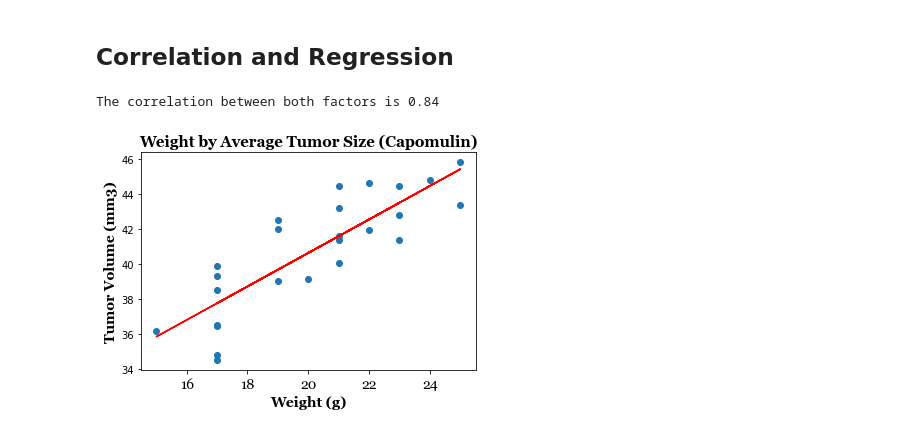
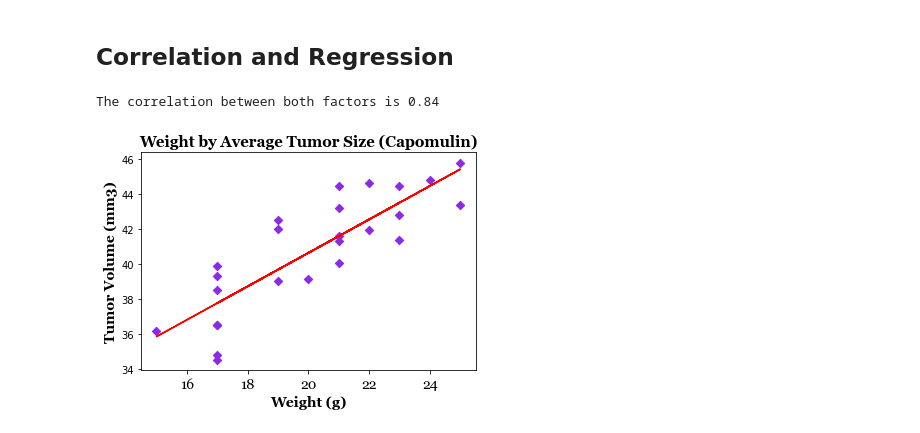
Before and after one commit to nlmuscanell/UCF-05-MATPLOTLIB, a Jupyter notebook: Pymaceuticals/pymaceuticals_starter.ipynb, the cells around one changed output. Cells and saved outputs as stored; diff of their text form; code cells hidden in the pictures.

```diff
--- a/Pymaceuticals/pymaceuticals_starter.ipynb
+++ b/Pymaceuticals/pymaceuticals_starter.ipynb
@@ -304,29 +304,29 @@ plt.xticks(fontsize=14, **csfont)
 # %%
 # Set x and y values
 x_values = avg_vol_df['Weight (g)']
 y_values = avg_vol_df['Tumor Volume (mm3)']
 
 # Perform a linear regression on mouse weight and average tumor volume
 slope, intercept, rvalue, pvalue, stderr = linregress(x_values, y_values)
 regress_values = x_values * slope + intercept
 line_eq = "y = " + str(round(slope,2)) + "x + " + str(round(intercept,2))
-plt.scatter(x_values,y_values)
+plt.scatter(x_values,y_values, marker='D', color='blueviolet', s=35)
 plt.plot(x_values,regress_values,"r-")
 plt.xlabel('Weight (g)')
 plt.ylabel('Tumor Volume (mm3)')
 
 # Font formatting
 csfont = {'fontname': "Georgia"}
 
 # Set the title and axis labels
 plt.title("Weight by Average Tumor Size (Capomulin)", fontsize=15, fontweight='bold', **csfont)
 plt.xlabel('Weight (g)', fontsize=14, fontweight='bold', **csfont)
 plt.ylabel('Tumor Volume (mm3)', fontsize=14, fontweight='bold', **csfont)
 plt.xticks(fontsize=14, **csfont)
 
 # Calculate the correlation coefficient
 correlation = st.pearsonr(x_values,y_values)
 print(f"The correlation between both factors is {round(correlation[0],2)}")
 # %% [output]
 The correlation between both factors is 0.84
-[figure, old version]
+[figure, new version]
```
